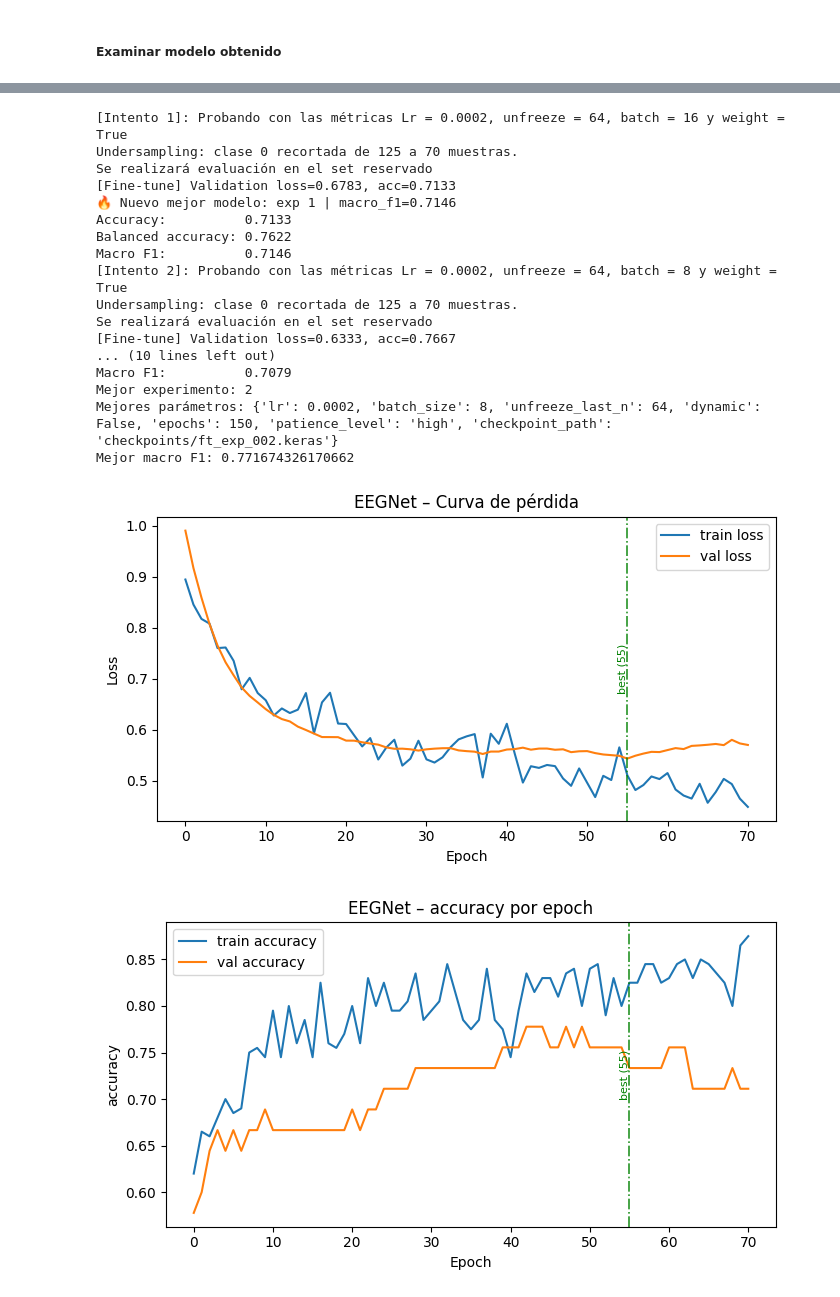
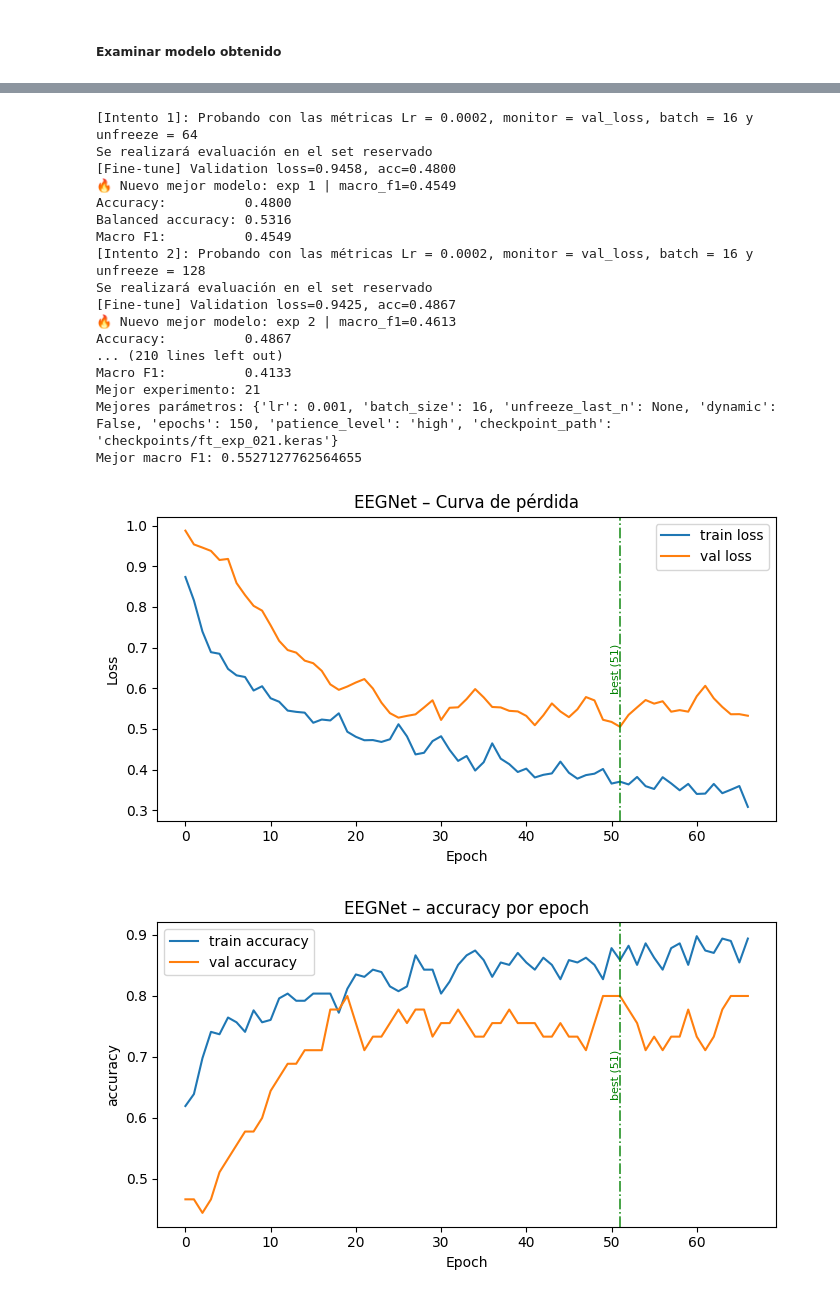
Before and after one commit to Alskat/Movement_clasify, a Jupyter notebook: notebooks/entrenamiento_DL_v2.ipynb, the cells around one changed output, grey strips where cells are left out. Cells and saved outputs as stored; diff of their text form; code cells hidden in the pictures.

Commit message:
Mejorando y agregando features

```diff
--- a/notebooks/entrenamiento_DL_v2.ipynb
+++ b/notebooks/entrenamiento_DL_v2.ipynb
@@ -89,11 +89,16 @@ En el caso de este dataset, la distribución de clases quedaría de la siguiente
             13: DERECHA vs IZQUIERDA, solo motor
             14: IZQ-DER-MANO-PIES FUSIONADAS
             15: IZQ-DER-MANO-PIES SOLO MOTOR
+            16: REST-IZQ-DER IMAGINADO
+            17: REST-MANOS-PIES IMAGINAGO
+            18: REST-RIGHT-FEET IMAGINADO MOABB
 """
 
 #Probamos nuestro nuevo objeto
-pick = 7
-obj = dl.Selection(pick=pick, Debug=True)
+pick = 6
+train = dl.Selection(pick=pick)
+fine = dl.Selection(pick=pick)
+test = dl.Selection(pick=pick)
 # %% [markdown]
 ### 3) Una vez creado el objeto, se puede establecer una ruta al dataset para ejecutar y a su vez se pueden elegir los canales que se quieren usar para el entrenamiento con el atributo "pick_ch"
 (Recordatorio: debo crear una función de fet channels, pues ya existe el resume_dataset pero para evitar tantos datos)
@@ -157,14 +164,11 @@ Name: count, dtype: int64
 ### 5) Con el método "pick_fine" se pueden separtar los datos en aquellos datos de entrenamiento y aquellos datos de ajuste fino
 (Recordatorio: debo hacer un atributo de get_model para aquellos que no quieran dividir el dataset)
 # %%
-data_model, data_fine, data_test = obj.pick_fine(7, run_split=True)
+data_fine_folds, data_test_folds, fold_table = dl.runfolds(
+    fine_obj=fine,
+    test_obj=test,
+    debug = False
+)
 
-print("Distribución de clases en data_model:", np.unique(data_model.y, return_counts=True))
-print("Distribución de clases en data_fine:", np.unique(data_fine.y, return_counts=True))
-print("Distribución de clases en data_test:", np.unique(data_test.y, return_counts=True))
-
-print("data_test:", data_test.X.shape, data_test.y.shape)
-
-
-channels = len(data_model.X[0])
+fold_table
 # %% [output]
@@ -439,0 +260,4 @@ Clases del modelo: {0: np.str_('rest'), 1: np.str_('hands_m'), 2: np.str_('feet_
+# %%
+modelo, mean, std = dl.load_model(model_path=f"Recursos/models/general/v4/6_mode/7_ch/EEGNet_model_sub.keras",
+                                  params_path=f"Recursos/models/general/v4/6_mode/7_ch/EEGNet_model_sub.npz"
+)
@@ -495,14 +379,14 @@ Cohen's kappa             : 0.6451
 
 rows = []
 
-Lr_list = [2e-4]
+Lr_list = [2e-4, 1e-3]
 batchs = [16, 8, 32]
-unfreeze_list = [64, 8]
+unfreeze_list = [64, 128, None]
+monitor_list = ['val_loss', 'val_accuracy']
 patience = 'high'
 dynamic = False
 epoch_list = [150]
-weight_list = [True]
-under = [False,True]
+under = False
 epoch=150
 weight = True
 
@@ -513,16 +397,16 @@ best_score = -np.inf
 best_bundle = None
 
 for Lr in Lr_list:
-    for under in under:
+    for monitor in monitor_list:
         for batch in batchs:
             for unfreeze in unfreeze_list:
 
                 exp_id += 1
 
-                print(f"[Intento {exp_id}]: Probando con las métricas Lr = {Lr}, undersampling = {under}, batch = {batch} y unfreeze = {unfreeze}")
+                print(f"[Intento {exp_id}]: Probando con las métricas Lr = {Lr}, monitor = {monitor}, batch = {batch} y unfreeze = {unfreeze}")
 
                 modelo_ft, histor_ft, mean_ft, std_ft, keras_split_ft, info_ft = dl.eeg_fine(modelo, data_fine, mean = mean, std = std, test_size=0.15, val_size=0.15,
-                                                                        make_test=False, test_run=data_test, undersample_rest = under, use_class_weight = weight,
+                                                                        make_test=False, test_run=data_test, undersample_rest = under, monitor = monitor,
                                                                         debug=False, epochs=epoch, lr=Lr, batch_size=batch, unfreeze_last_n=unfreeze, normalize=True,
                                                                         dynamic_lr=dynamic, model_checkpoint=f"checkpoints/ft_exp_{exp_id:03d}.keras")
 
@@ -594,48 +478,48 @@ for Lr in Lr_list:
 df_grid_simple = pd.DataFrame(rows)
 
 df_grid_simple = df_grid_simple.sort_values(
     by=["macro_f1", "balanced_accuracy", "accuracy"],
     ascending=False,
     na_position="last"
 )
 
 df_grid_simple.to_csv("grid_3_lr_unfreeze_epoch_under.csv", index=False)
 
 df_grid_simple
 
 best_model_ft = best_bundle["model"]
 best_history_ft = best_bundle["history"]
 best_mean_ft = best_bundle["mean"]
 best_std_ft = best_bundle["std"]
 best_keras_split_ft = best_bundle["keras_split"]
 best_info_ft = best_bundle["info"]
 best_metrics_ft = best_bundle["metrics"]
 best_params_ft = best_bundle["params"]
 
 print("Mejor experimento:", best_bundle["exp_id"])
 print("Mejores parámetros:", best_params_ft)
 print("Mejor macro F1:", best_metrics_ft["macro_f1"])
 
 dl.plot_history(best_history_ft, lr_schedule=best_info_ft["Lr_grid"], best_epoch = best_info_ft["best_epoch"] )
 df_grid_simple
 # %% [output]
-[Intento 1]: Probando con las métricas Lr = 0.0002, unfreeze = 64, batch = 16 y weight = True
-Undersampling: clase 0 recortada de 125 a 70 muestras.
+[Intento 1]: Probando con las métricas Lr = 0.0002, monitor = val_loss, batch = 16 y unfreeze = 64
 Se realizará evaluación en el set reservado
-[Fine-tune] Validation loss=0.6783, acc=0.7133
-🔥 Nuevo mejor modelo: exp 1 | macro_f1=0.7146
-Accuracy:          0.7133
-Balanced accuracy: 0.7622
-Macro F1:          0.7146
-[Intento 2]: Probando con las métricas Lr = 0.0002, unfreeze = 64, batch = 8 y weight = True
-Undersampling: clase 0 recortada de 125 a 70 muestras.
+[Fine-tune] Validation loss=0.9458, acc=0.4800
+🔥 Nuevo mejor modelo: exp 1 | macro_f1=0.4549
+Accuracy:          0.4800
+Balanced accuracy: 0.5316
+Macro F1:          0.4549
+[Intento 2]: Probando con las métricas Lr = 0.0002, monitor = val_loss, batch = 16 y unfreeze = 128
 Se realizará evaluación en el set reservado
-[Fine-tune] Validation loss=0.6333, acc=0.7667
-... (10 lines left out)
-Macro F1:          0.7079
-Mejor experimento: 2
-Mejores parámetros: {'lr': 0.0002, 'batch_size': 8, 'unfreeze_last_n': 64, 'dynamic': False, 'epochs': 150, 'patience_level': 'high', 'checkpoint_path': 'checkpoints/ft_exp_002.keras'}
-Mejor macro F1: 0.771674326170662
+[Fine-tune] Validation loss=0.9425, acc=0.4867
+🔥 Nuevo mejor modelo: exp 2 | macro_f1=0.4613
+Accuracy:          0.4867
+... (210 lines left out)
+Macro F1:          0.4133
+Mejor experimento: 21
+Mejores parámetros: {'lr': 0.001, 'batch_size': 16, 'unfreeze_last_n': None, 'dynamic': False, 'epochs': 150, 'patience_level': 'high', 'checkpoint_path': 'checkpoints/ft_exp_021.keras'}
+Mejor macro F1: 0.5527127762564655
-[figure, old version]
+[figure, new version]
-[figure, old version]
+[figure, new version]
 |  | exp_id | lr | undersample | batch_size | unfreeze_last_n | weight | patience_level | accuracy | ... |
```
Also changed, not shown: parts of 18 cells of this notebook, 3 other files.
